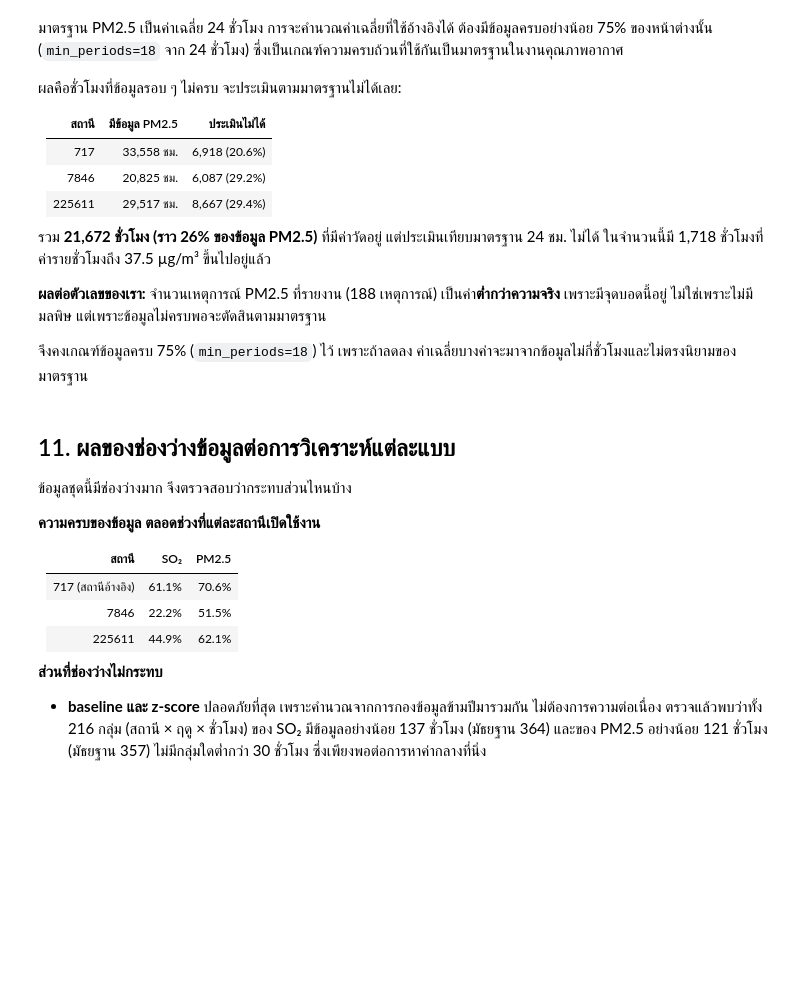
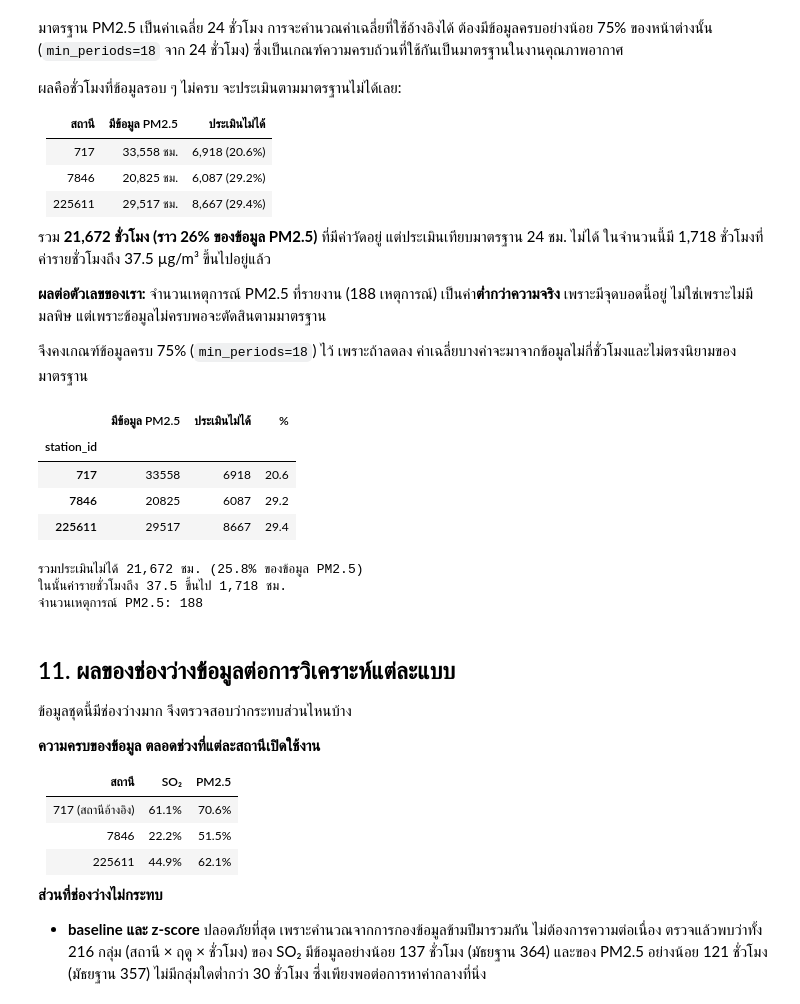
Before and after one commit to Rmnlin/maptaphut-air-quality, a Jupyter notebook: notebooks/03_episodes.ipynb, the cells around one changed output. Cells and saved outputs as stored; diff of their text form; code cells hidden in the pictures; blank space fills up the shorter version.

```diff
--- a/notebooks/03_episodes.ipynb
+++ b/notebooks/03_episodes.ipynb
@@ -526,6 +541,27 @@ for c in CASES:
 **ผลต่อตัวเลขของเรา:** จำนวนเหตุการณ์ PM2.5 ที่รายงาน (188 เหตุการณ์) เป็นค่า**ต่ำกว่าความจริง** เพราะมีจุดบอดนี้อยู่ ไม่ใช่เพราะไม่มีมลพิษ แต่เพราะข้อมูลไม่ครบพอจะตัดสินตามมาตรฐาน
 
 จึงคงเกณฑ์ข้อมูลครบ 75% (`min_periods=18`) ไว้ เพราะถ้าลดลง ค่าเฉลี่ยบางค่าจะมาจากข้อมูลไม่กี่ชั่วโมงและไม่ตรงนิยามของมาตรฐาน
+# %%
+# ชั่วโมงที่มีค่า PM2.5 แต่ค่าเฉลี่ย 24 ชม. คำนวณไม่ได้ (ข้อมูลในหน้าต่างไม่ถึง 18 ชม.)
+main = df[df['role'] != 'background_alt']
+pm = main[main['pm25'].notna()]
+blind = pm[pm['pm25_roll24'].isna()]
+t = pd.DataFrame({'มีข้อมูล PM2.5': pm.groupby('station_id').size(),
+                  'ประเมินไม่ได้': blind.groupby('station_id').size()})
+t['%'] = (100 * t['ประเมินไม่ได้'] / t['มีข้อมูล PM2.5']).round(1)
+display(t)
+print(f'รวมประเมินไม่ได้ {len(blind):,} ชม. ({100 * len(blind) / len(pm):.1f}% ของข้อมูล PM2.5)')
+print(f'ในนั้นค่ารายชั่วโมงถึง 37.5 ขึ้นไป {(blind["pm25"] >= 37.5).sum():,} ชม.')
+print('จำนวนเหตุการณ์ PM2.5:', (episodes['pollutant'] == 'pm25').sum())
+# %% [output]
+|  | มีข้อมูล PM2.5 | ประเมินไม่ได้ | % |
+| station_id |  |  |  |
+| 717 | 33558 | 6918 | 20.6 |
+| 7846 | 20825 | 6087 | 29.2 |
+| 225611 | 29517 | 8667 | 29.4 |
+รวมประเมินไม่ได้ 21,672 ชม. (25.8% ของข้อมูล PM2.5)
+ในนั้นค่ารายชั่วโมงถึง 37.5 ขึ้นไป 1,718 ชม.
+จำนวนเหตุการณ์ PM2.5: 188
 # %% [markdown]
 ## 11. ผลของช่องว่างข้อมูลต่อการวิเคราะห์แต่ละแบบ
 
```
Also changed, not shown: parts of 5 cells of this notebook, 1 other file.
